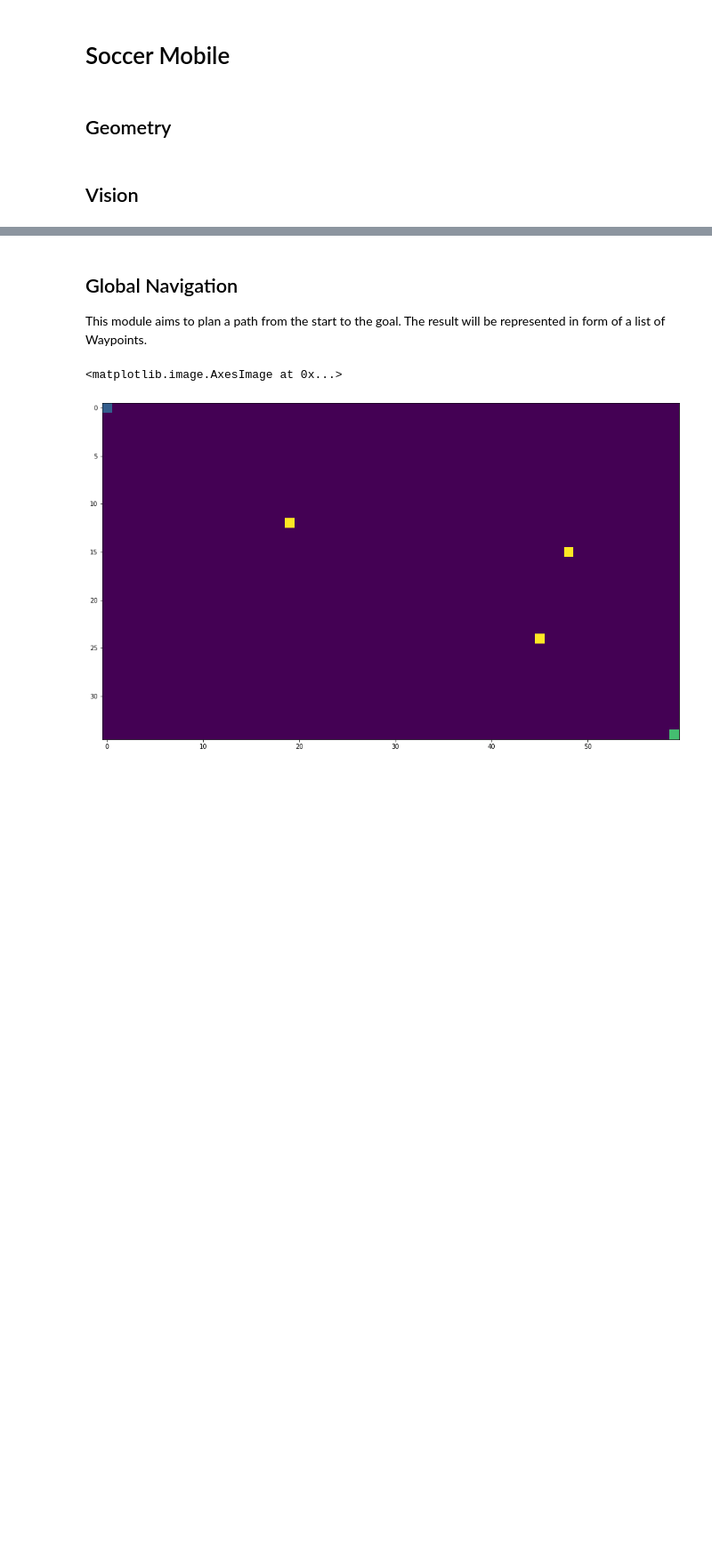
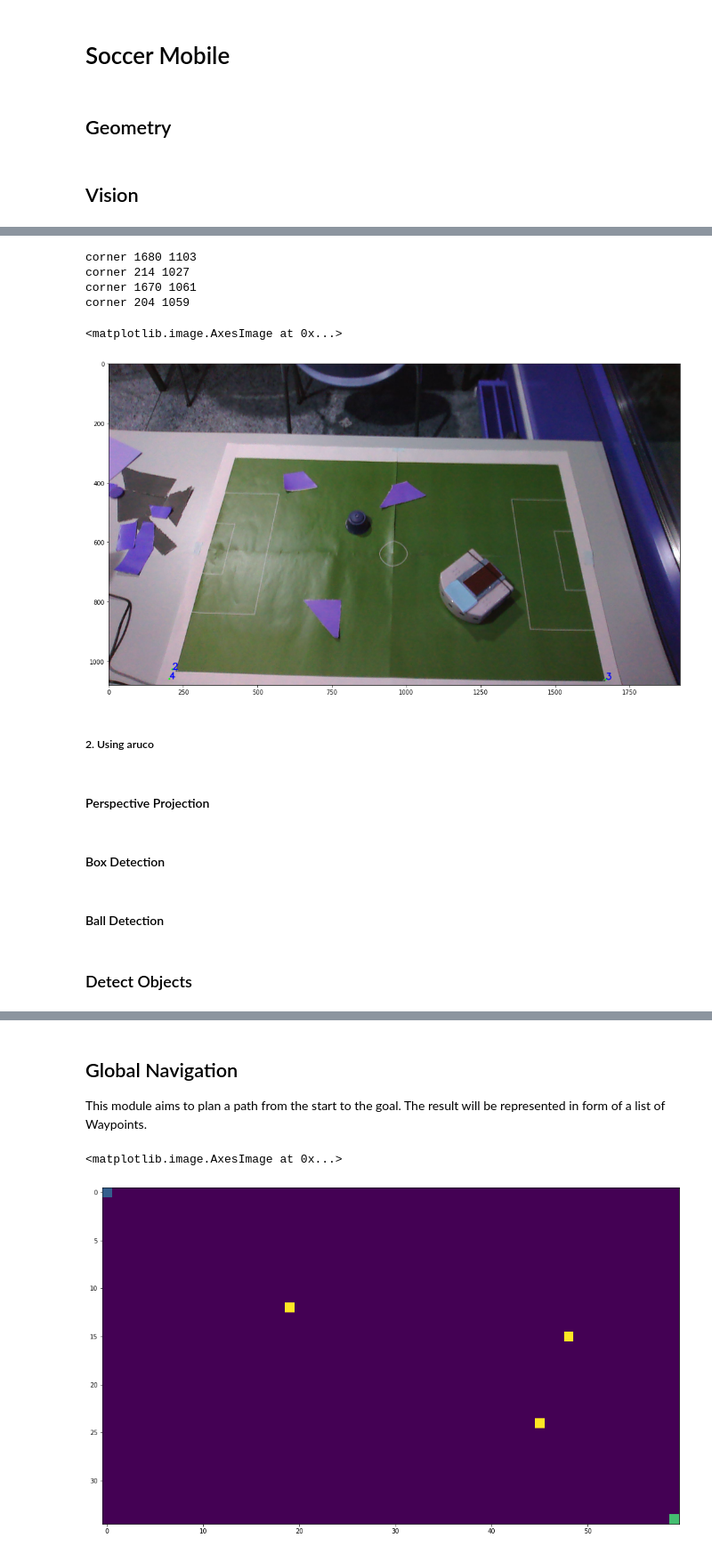
Before and after one commit to CharlieLeee/Mobile_Soccer, a Jupyter notebook: soccer_player.ipynb, the cells around one changed output, grey strips where cells are left out. Shown at 89% size. Cells and saved outputs as stored; diff of their text form; code cells hidden in the pictures; blank space fills up the shorter version.

```diff
--- a/soccer_player.ipynb
+++ b/soccer_player.ipynb
@@ -26,0 +62,41 @@ TypeError: __init__() missing 2 required positional arguments: 'x' and 'y'
+# %%
+# 2. get 4 corners
+lines = VisionProcessor.divide4(np.array(hull))
+ll = lines[np.argmax([abs(l[-1]) for l in lines])]
+lines.remove(ll)
+rl = lines[np.argmax([abs(l[-1]) for l in lines])]
+lines.remove(rl)
+ul = lines[0]
+dl = lines[1]
+corners = []
+i = 1
+ch = img.copy()
+for h in [ul, dl]:
+    for v in [ll, rl]:
+        x, y = VisionProcessor.intersection(h[0], h[1], -h[2], v[0], v[1], -v[2])
+        corners.append([x, y])
+        print("corner",x, y)
+        cv2.circle(ch, (x, y), 3, (0, 255, 0), -1)
+        cv2.putText(ch,str(i), (x,y), cv2.FONT_HERSHEY_SIMPLEX, 1, (0, 0, 255), 2, cv2.LINE_AA)
+        i += 1
+
+corners = np.array(corners)
+
+plt.imshow(ch)
+# %% [output]
+corner 1680 1103
+corner 214 1027
+corner 1670 1061
+corner 204 1059
+<matplotlib.image.AxesImage at 0x...>
+[figure, added]
+# %% [markdown]
+##### 2. Using aruco
+# %% [markdown]
+#### Perspective Projection
+# %% [markdown]
+#### Box Detection
+# %% [markdown]
+#### Ball Detection
+# %% [markdown]
+### Detect Objects
```
Also changed, not shown: parts of 15 cells of this notebook, 3 other files.
